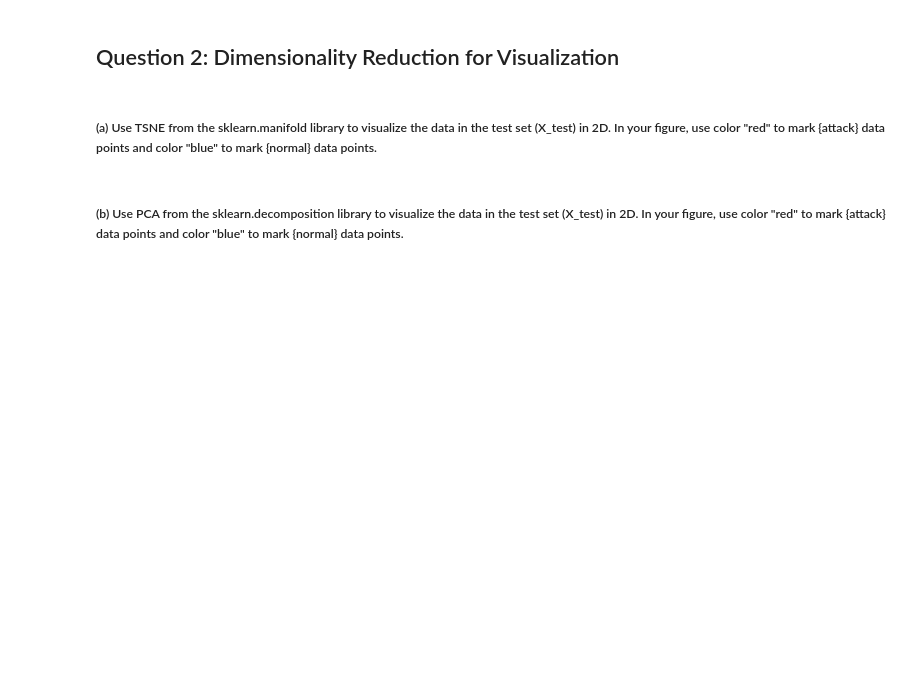
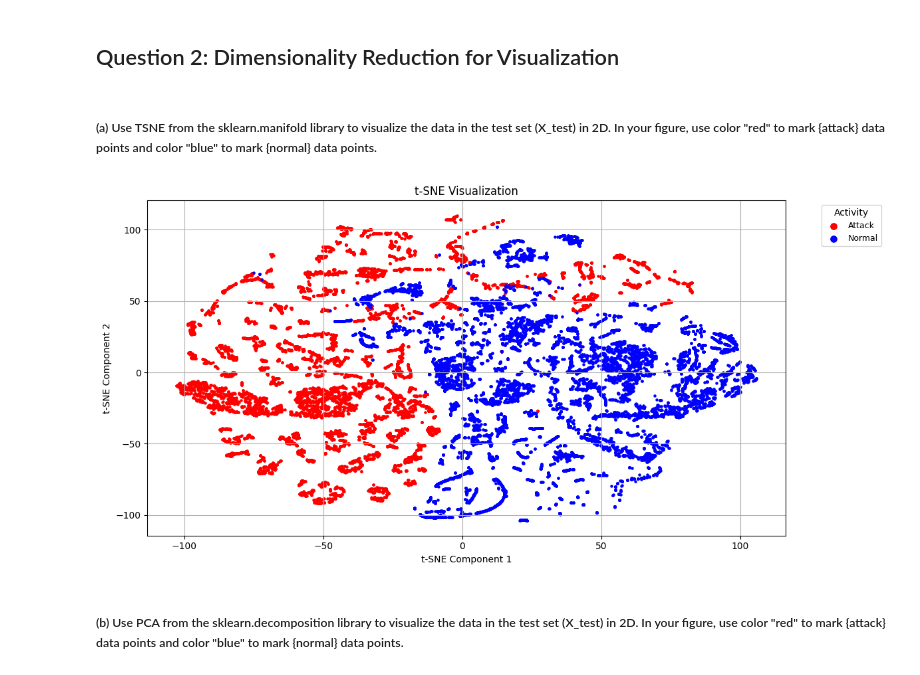
Before and after one commit to nhl01/EE446Labs, a Jupyter notebook: Assignment2/Nick_Leung_EE446_HW2_Pro.ipynb, the cells around one changed output. Saved outputs shown, nothing was run; the diff lists cells and outputs as text; code cells hidden in the pictures; blank space fills up the shorter version.

```diff
--- a/Assignment2/Nick_Leung_EE446_HW2_Pro.ipynb
+++ b/Assignment2/Nick_Leung_EE446_HW2_Pro.ipynb
@@ -61,2 +59,4 @@ data # printing the dataframe
+# %%
+data.drop(['land', 'urgent', 'numfailedlogins', 'numoutboundcmds'], axis=1, inplace=True)
 # %% [markdown]
 ##### (b) Change any label that is not named normal to attack in the {'attack'} column of the dataframe data.
@@ -65,2 +63,4 @@ data # printing the dataframe
+# %%
+data.loc[data['attack'] != 'normal', 'attack'] = 'attack'
 # %%
 data #<--------- Print your modified dataframe "data"
@@ -71,2 +83,7 @@ data #<--------- Print your modified dataframe "data"
+# %%
+label_encoder = LabelEncoder()
+categorical_cols = ['protocoltype', 'service', 'flag', 'attack']
+for col in categorical_cols:
+    data[col] = label_encoder.fit_transform(data[col])
 # %%
 pd.DataFrame(data) #<--------- Print your modified dataframe "data"
@@ -100,2 +128,47 @@ from sklearn.manifold import TSNE
+# %%
+from sklearn.manifold import TSNE
+y_vis = y_test.flatten()
+
+# Create color maps
+label_map = {0: 'Attack', 1: 'Normal'}
+colors = {0: 'red', 1: 'blue'}
+unique_vis_labels = sorted(np.unique(y_vis))
+
+# Helper function for plotting the projections
+def plot_2d_projection(X_proj, title, xlabel, ylabel):
+    plt.figure(figsize=(12, 6))
+
+    for label in unique_vis_labels:
+        idx = y_vis == label
+        plt.scatter(
+            X_proj[idx, 0],
+            X_proj[idx, 1],
+            s=5,
+            color=colors[label],
+            label=label_map[label],
+        )
+
+    plt.title(title)
+    plt.xlabel(xlabel)
+    plt.ylabel(ylabel)
+    plt.legend(markerscale=3, fontsize=9, title="Activity", bbox_to_anchor=(1.05, 1), loc="upper left")
+    plt.grid(True)
+    plt.tight_layout()
+    plt.show()
+
+# t-sne arguments
+tsne_kwargs = dict(
+    n_components=2,
+    perplexity=30,
+    learning_rate=300,
+    random_state=42,
+    n_jobs=-1
+)
+tsne = TSNE(**tsne_kwargs)
+X_tsne = tsne.fit_transform(X_test)
+
+plot_2d_projection(X_tsne, "t-SNE Visualization", "t-SNE Component 1", "t-SNE Component 2")
+# %% [output]
+[figure, added]
 # %% [markdown]
 ##### (b) Use PCA from the sklearn.decomposition library to visualize the data in the test set (X_test) in 2D. In your figure, use color "red" to mark {attack} data points and color "blue" to mark {normal} data points.
```
Also changed, not shown: parts of 25 cells of this notebook, 2 other files.
